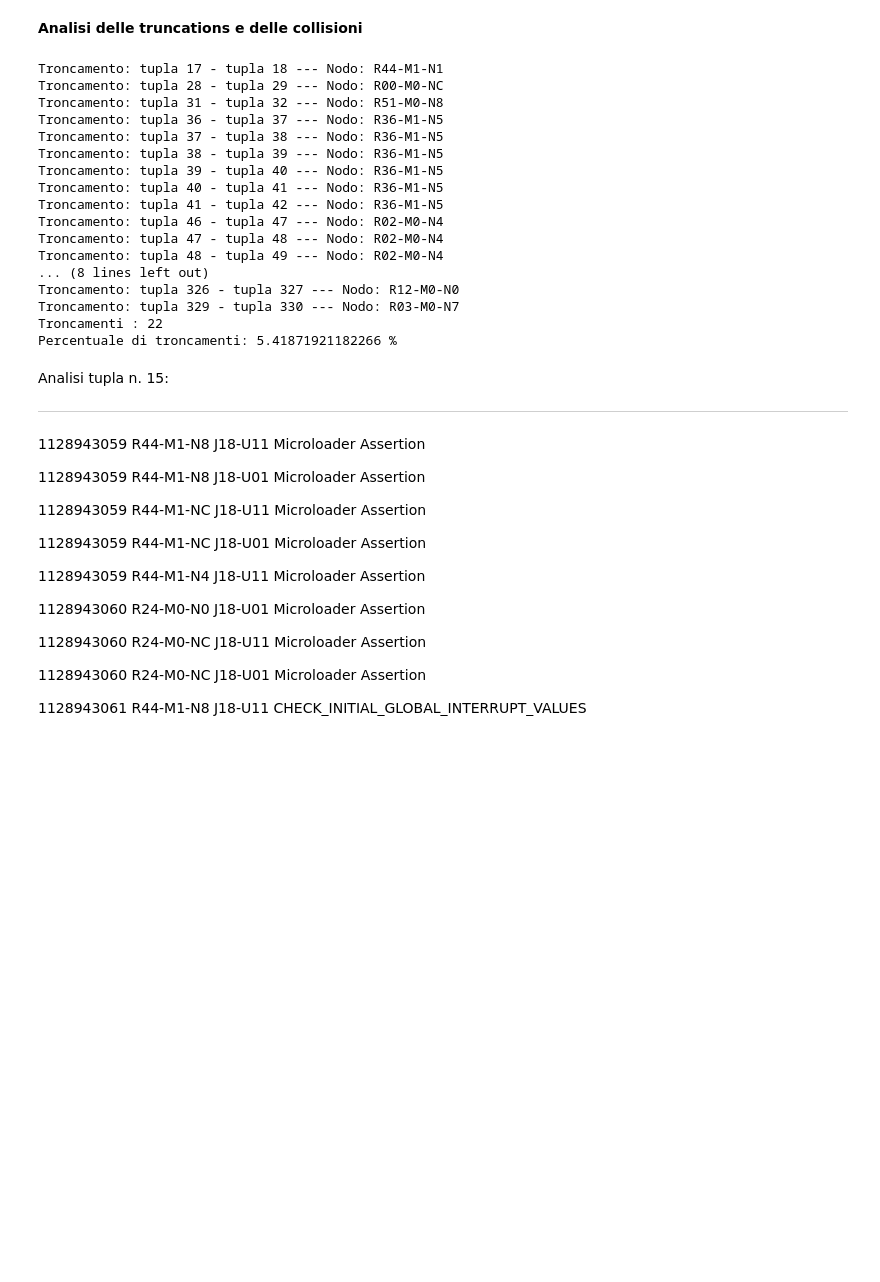
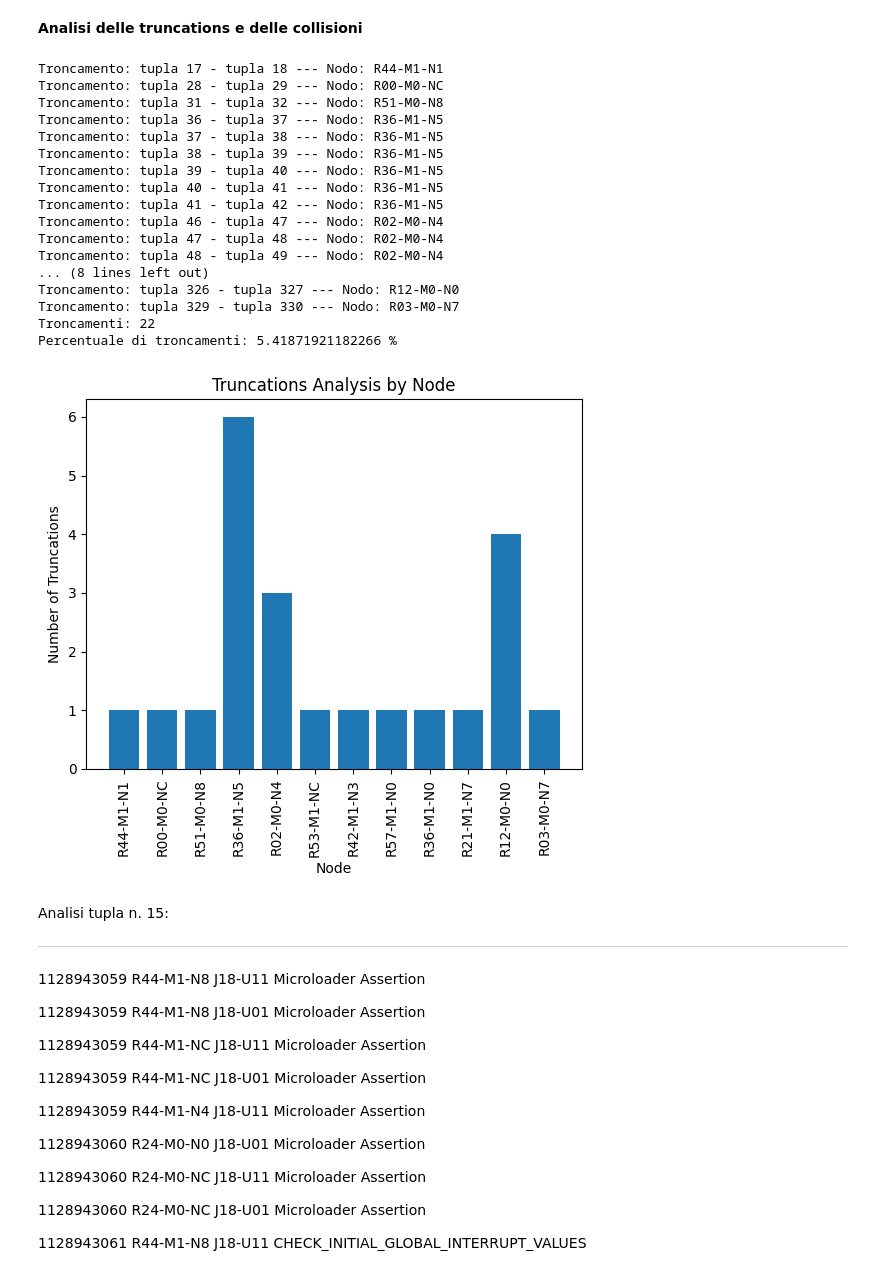
Before and after one commit to PaoloR96/IE, a Jupyter notebook: 6_FFDA/FFDA.ipynb, the cells around one changed output. Drawn from its saved outputs; the diff is of its cells as text; code cells hidden in the pictures; blank space fills up the shorter version.

```diff
--- a/6_FFDA/FFDA.ipynb
+++ b/6_FFDA/FFDA.ipynb
@@ -1114,26 +1138,27 @@ Collisions Summary:
 # %%
 #5) Generazione troncamenti
 # Esempio di utilizzo
 csv_path = "/content/InfoSistemaBlg.csv"
-TruncationsAnalys(csv_path)
+TruncationsAnalysis(csv_path)
 # %% [output]
 Troncamento: tupla 17 - tupla 18 --- Nodo: R44-M1-N1
 Troncamento: tupla 28 - tupla 29 --- Nodo: R00-M0-NC
 Troncamento: tupla 31 - tupla 32 --- Nodo: R51-M0-N8
 Troncamento: tupla 36 - tupla 37 --- Nodo: R36-M1-N5
 Troncamento: tupla 37 - tupla 38 --- Nodo: R36-M1-N5
 Troncamento: tupla 38 - tupla 39 --- Nodo: R36-M1-N5
 Troncamento: tupla 39 - tupla 40 --- Nodo: R36-M1-N5
 Troncamento: tupla 40 - tupla 41 --- Nodo: R36-M1-N5
 Troncamento: tupla 41 - tupla 42 --- Nodo: R36-M1-N5
 Troncamento: tupla 46 - tupla 47 --- Nodo: R02-M0-N4
 Troncamento: tupla 47 - tupla 48 --- Nodo: R02-M0-N4
 Troncamento: tupla 48 - tupla 49 --- Nodo: R02-M0-N4
 ... (8 lines left out)
 Troncamento: tupla 326 - tupla 327 --- Nodo: R12-M0-N0
 Troncamento: tupla 329 - tupla 330 --- Nodo: R03-M0-N7
-Troncamenti : 22
+Troncamenti: 22
 Percentuale di troncamenti: 5.41871921182266 %
+[figure, added]
 # %% [markdown]
 
 Analisi tupla n. 15:
```
Also changed, not shown: parts of 2 cells of this notebook.
